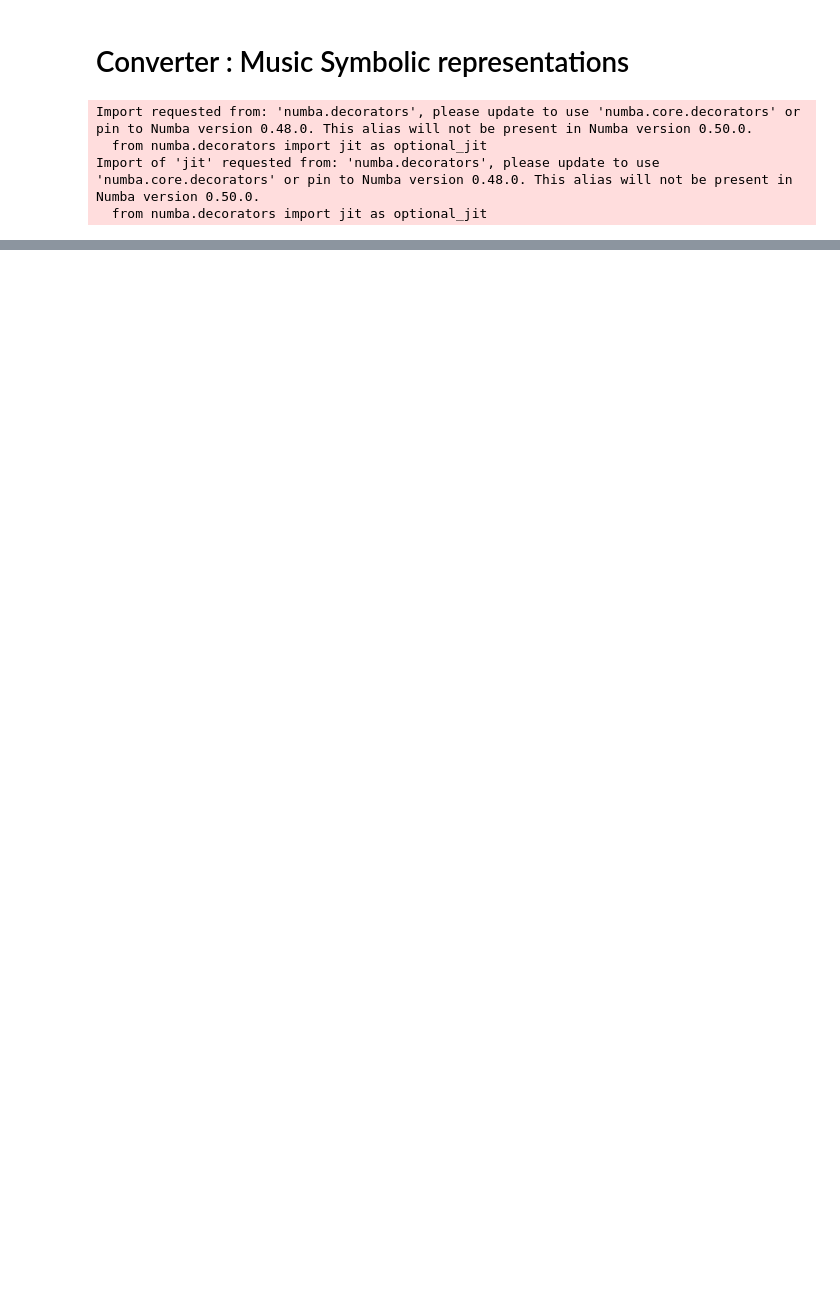
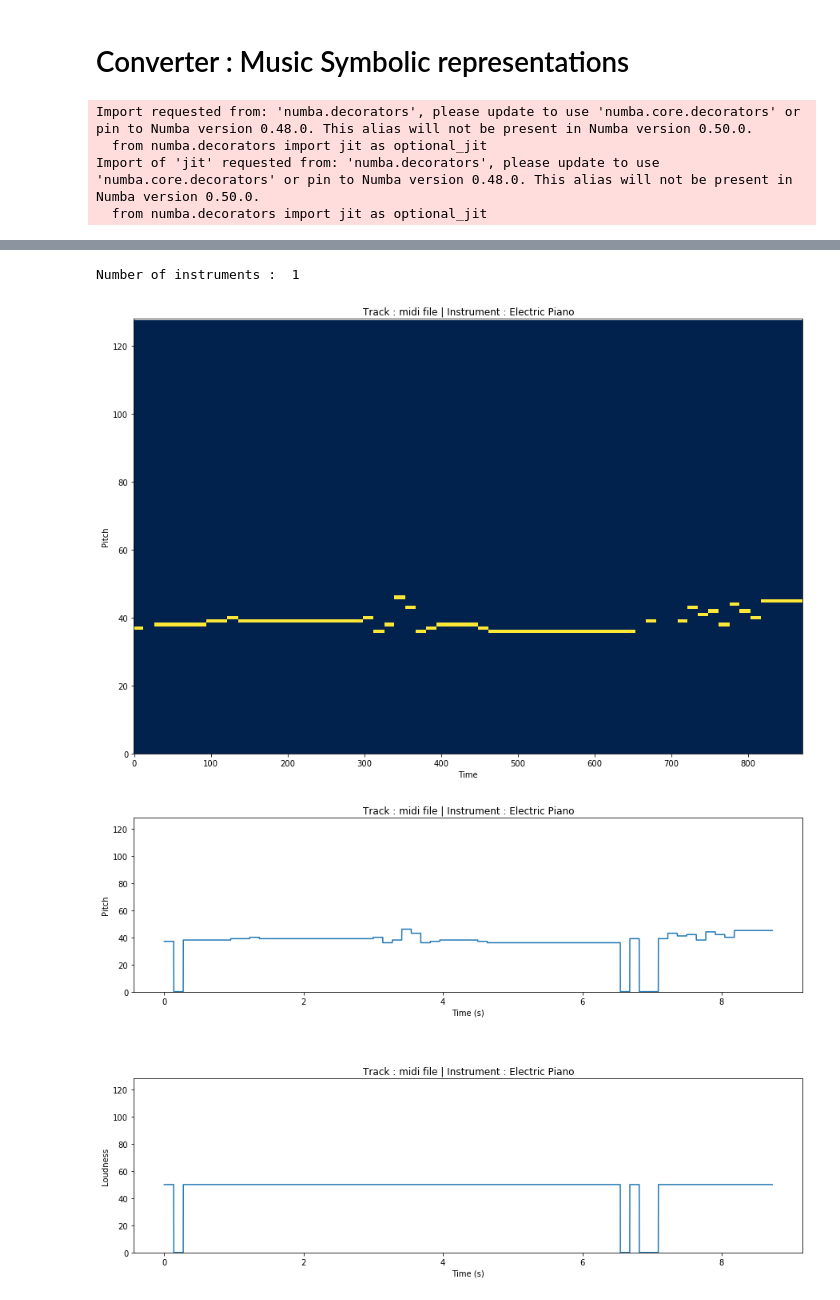
Before and after one commit to gle-bellier/internship-expressive-DDSP, a Jupyter notebook: converter.ipynb, the cells around one changed output, grey strips where cells are left out. Cells and saved outputs as stored; diff of their text form; code cells hidden in the pictures; blank space fills up the shorter version.

```diff
--- a/converter.ipynb
+++ b/converter.ipynb
@@ -44,0 +70,9 @@ Name: 26, dtype: float64
+# %%
+midi_data = pm.PrettyMIDI('bassline-bis.mid')
+v = Visualizer(midi_data)
+v.show_midi_notes(DEBUG = True)
+v.show_f0_velocity()
+# %% [output]
+Number of instruments :  1
+[figure, added]
+[figure, added]
```
Also changed, not shown: parts of 2 cells of this notebook, 6 other files.
